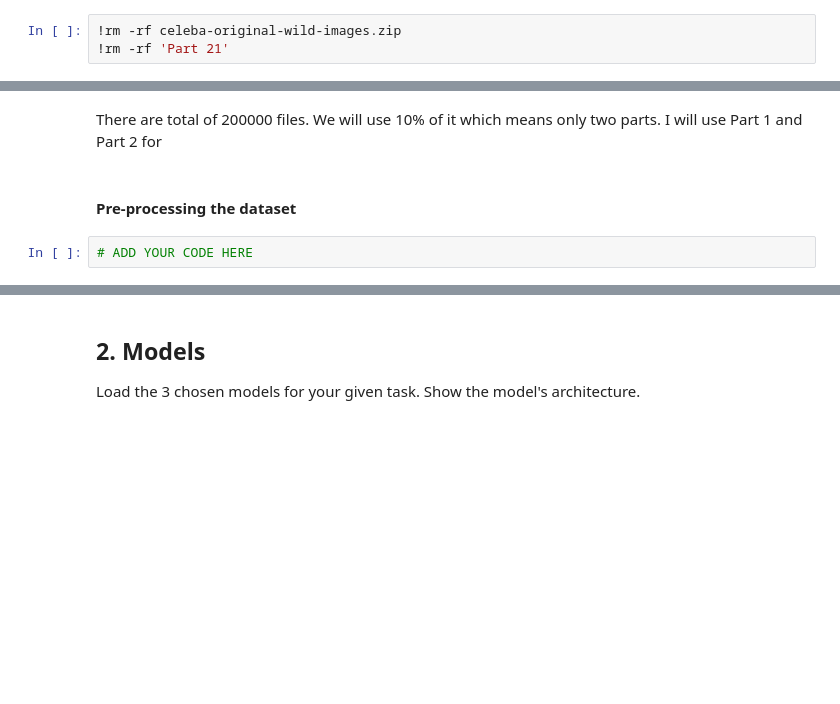
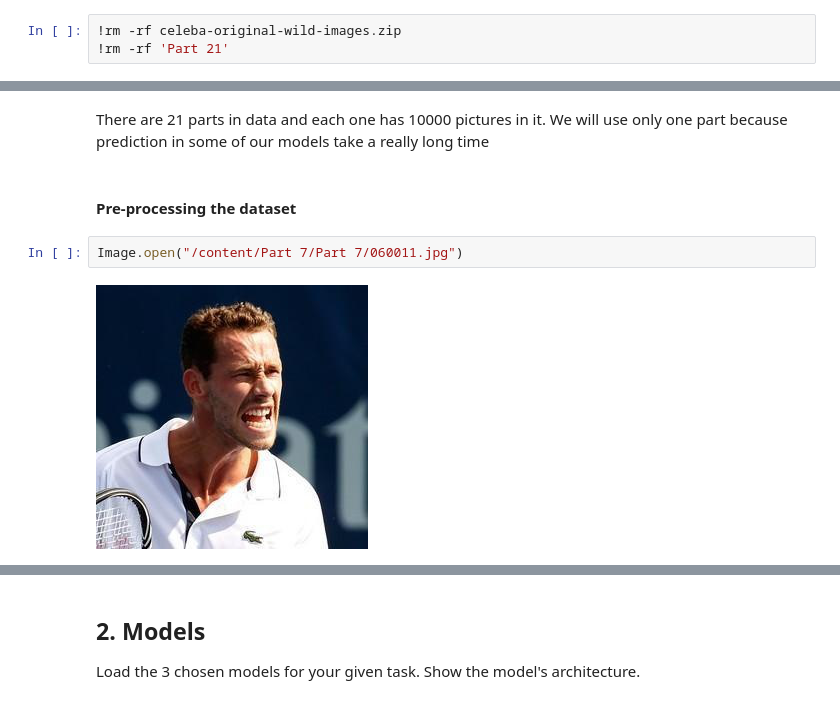
Before and after one commit to Elshan777/CelebA-Detection, a Jupyter notebook: DND_Assignment_2.ipynb, the cells around one changed output, grey strips where cells are left out. Drawn from its saved outputs; the diff is of its cells as text; blank space fills up the shorter version.

```diff
--- a/DND_Assignment_2.ipynb
+++ b/DND_Assignment_2.ipynb
@@ -109,6 +77,8 @@ Total picture count 200000
-# %% [markdown]
-There are total of 200000 files. We will use 10% of it which means only two parts. I will use Part 1 and Part 2 for
+# %% [markdown]
+There are 21 parts in data and each one has 10000 pictures in it. We will use only one part because prediction in some of our models take a really long time
 # %% [markdown]
 #### Pre-processing the dataset
-# %%
-# ADD YOUR CODE HERE
+# %%
+Image.open("/content/Part 7/Part 7/060011.jpg")
+# %% [output]
+[figure, added]
```
Also changed, not shown: parts of 16 cells of this notebook.
